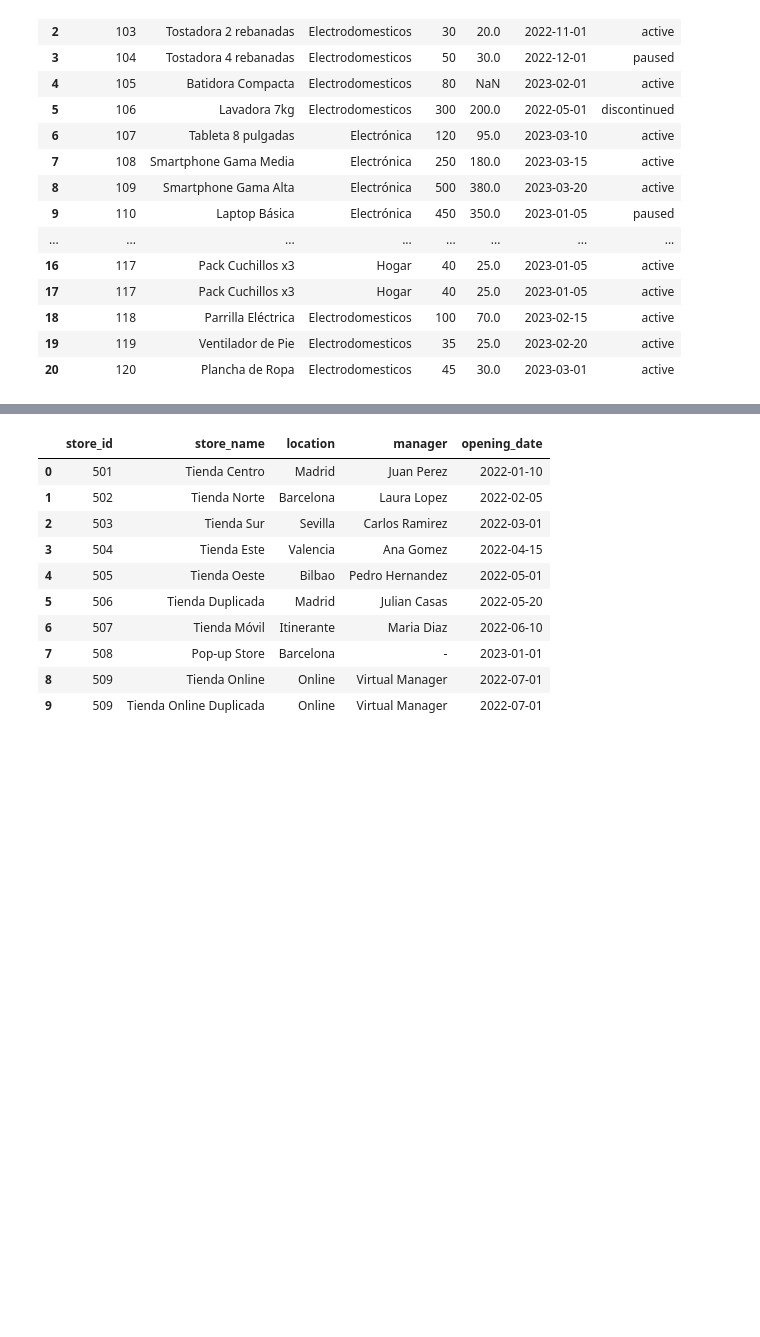
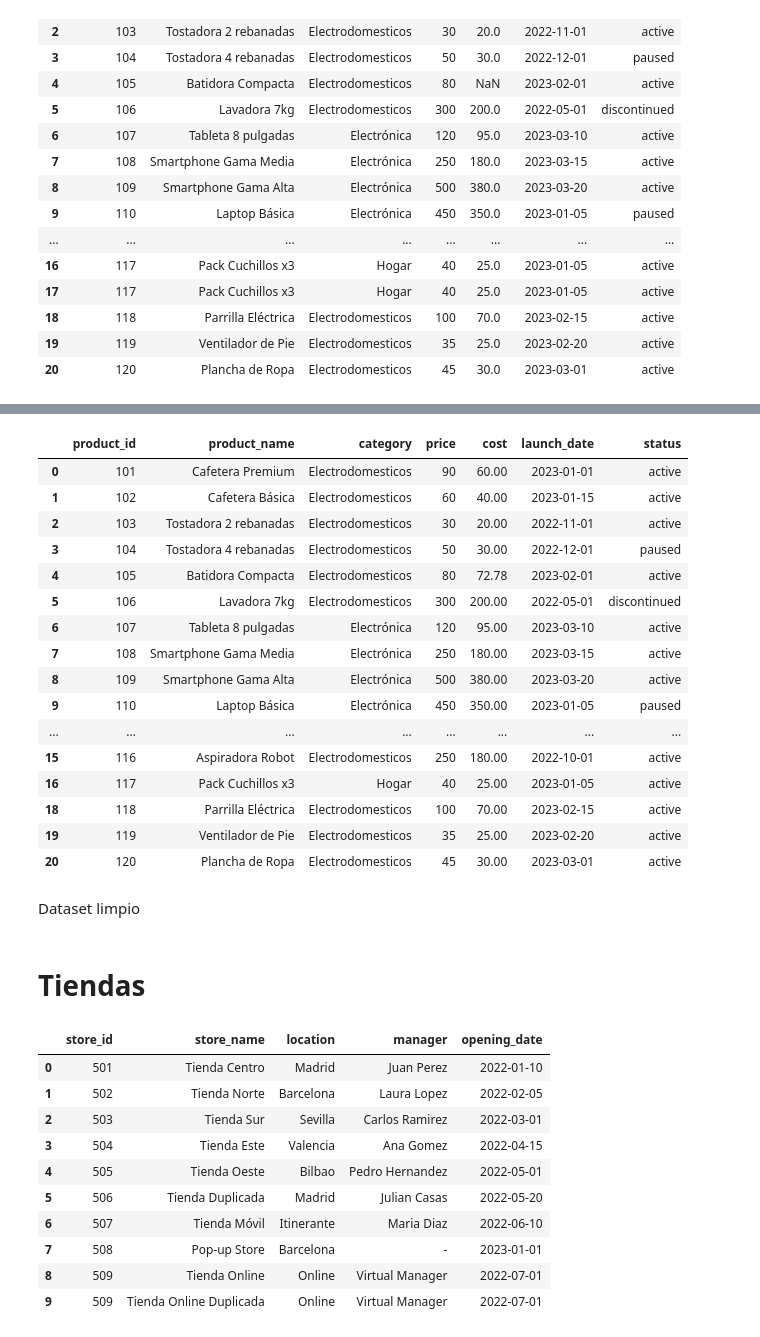
Before and after one commit to fertr98/Junior-Data-Scientist---Prueba-t-cnica, a Jupyter notebook: src/explore.ipynb, the cells around one changed output, grey strips where cells are left out. Cells and saved outputs as stored; diff of their text form; code cells hidden in the pictures; blank space fills up the shorter version.

Commit message:
datasets limpios para su unión y análisis exploratorio

```diff
--- a/src/explore.ipynb
+++ b/src/explore.ipynb
@@ -32,3 +115,30 @@ data_productos
+# %%
+#se eliminan duplicados
+
+data_productos = data_productos.drop_duplicates()
+data_productos
+# %% [output]
+|  | product_id | product_name | category | price | cost | launch_date | status |
+| 0 | 101 | Cafetera Premium | Electrodomesticos | 90 | 60.00 | 2023-01-01 | active |
+| 1 | 102 | Cafetera Básica | Electrodomesticos | 60 | 40.00 | 2023-01-15 | active |
+| 2 | 103 | Tostadora 2 rebanadas | Electrodomesticos | 30 | 20.00 | 2022-11-01 | active |
+| 3 | 104 | Tostadora 4 rebanadas | Electrodomesticos | 50 | 30.00 | 2022-12-01 | paused |
+| 4 | 105 | Batidora Compacta | Electrodomesticos | 80 | 72.78 | 2023-02-01 | active |
+| 5 | 106 | Lavadora 7kg | Electrodomesticos | 300 | 200.00 | 2022-05-01 | discontinued |
+| 6 | 107 | Tableta 8 pulgadas | Electrónica | 120 | 95.00 | 2023-03-10 | active |
+| 7 | 108 | Smartphone Gama Media | Electrónica | 250 | 180.00 | 2023-03-15 | active |
+| 8 | 109 | Smartphone Gama Alta | Electrónica | 500 | 380.00 | 2023-03-20 | active |
+| 9 | 110 | Laptop Básica | Electrónica | 450 | 350.00 | 2023-01-05 | paused |
+| ... | ... | ... | ... | ... | ... | ... | ... |
+| 15 | 116 | Aspiradora Robot | Electrodomesticos | 250 | 180.00 | 2022-10-01 | active |
+| 16 | 117 | Pack Cuchillos x3 | Hogar | 40 | 25.00 | 2023-01-05 | active |
+| 18 | 118 | Parrilla Eléctrica | Electrodomesticos | 100 | 70.00 | 2023-02-15 | active |
+| 19 | 119 | Ventilador de Pie | Electrodomesticos | 35 | 25.00 | 2023-02-20 | active |
+| 20 | 120 | Plancha de Ropa | Electrodomesticos | 45 | 30.00 | 2023-03-01 | active |
+# %% [markdown]
+Dataset limpio
+# %% [markdown]
+# Tiendas
 # %%
 data_tiendas = pd.read_csv("/workspaces/Junior-Data-Scientist---Prueba-t-cnica/data/raw/tiendas.csv")
 data_tiendas
```
Also changed, not shown: parts of 23 cells of this notebook.
